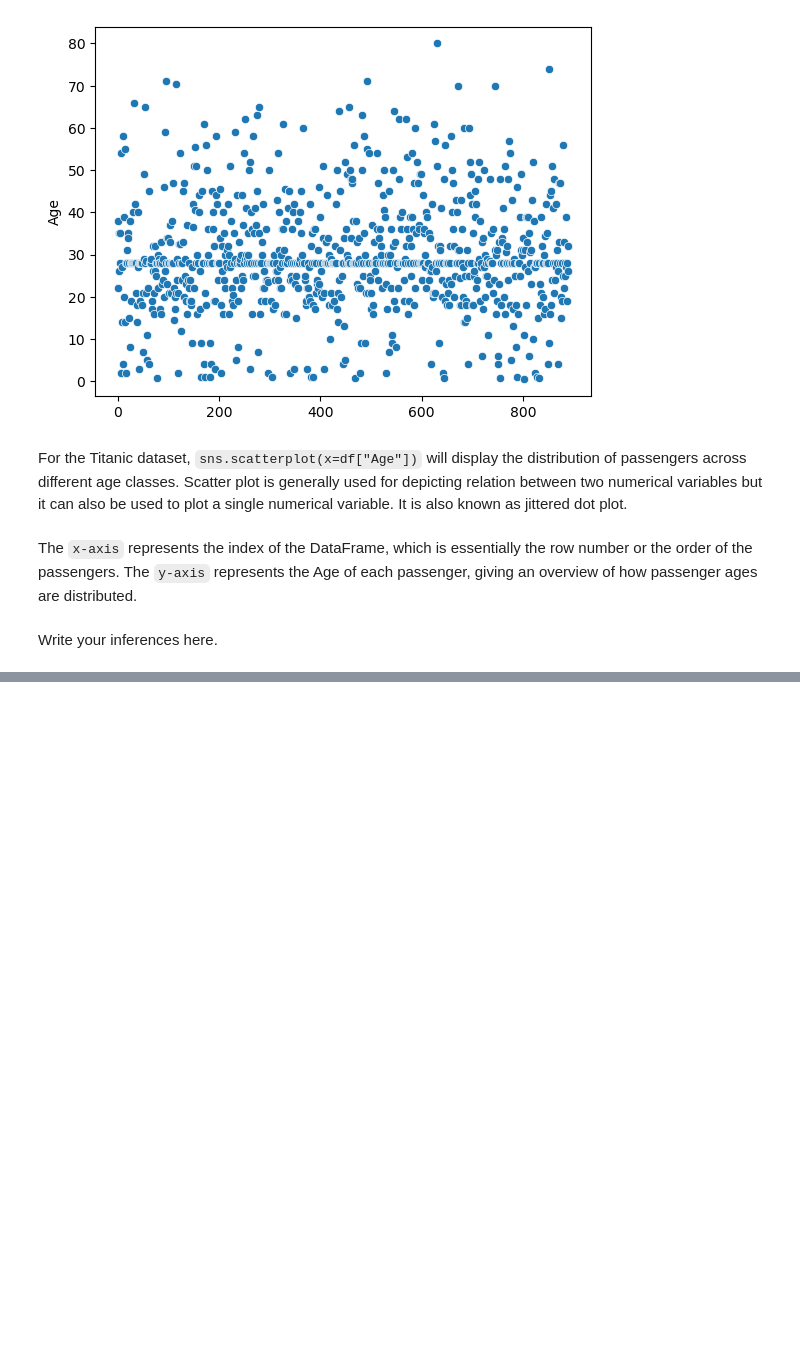
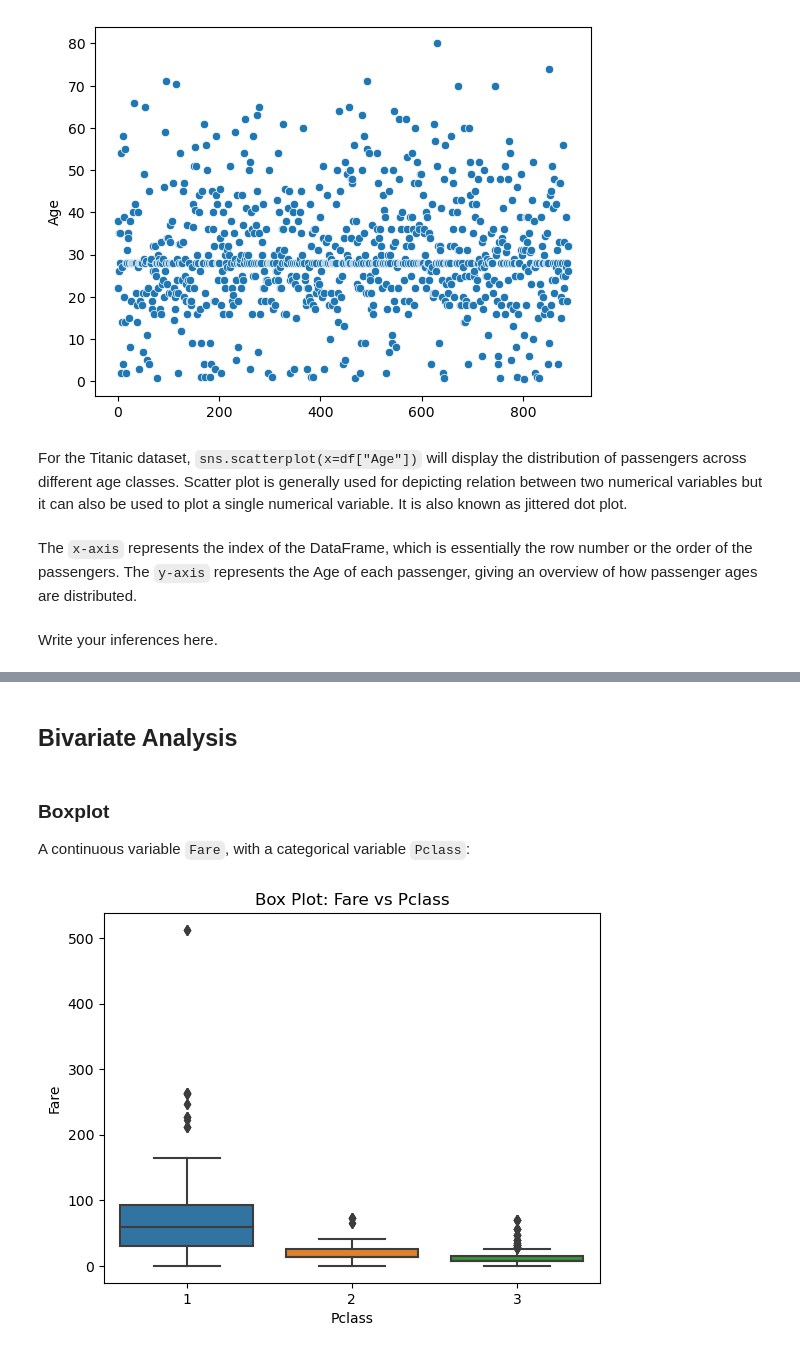
Before and after one commit to Rakeshpawade/EDA_Case_Study_Exploring_Survival_on_the_Titanic, a Jupyter notebook: EDA_Case_Study_Exploring_Survival_on_the_Titanic.ipynb, the cells around one changed output, grey strips where cells are left out. Drawn from its saved outputs; the diff is of its cells as text; code cells hidden in the pictures; blank space fills up the shorter version.

```diff
--- a/EDA_Case_Study_Exploring_Survival_on_the_Titanic.ipynb
+++ b/EDA_Case_Study_Exploring_Survival_on_the_Titanic.ipynb
@@ -390,0 +421,3 @@ Write your inferences here.
+# %%
+#Loading the cleaned dataset
+df=pd.read_csv('titanic_dataset_cleaned.csv')
@@ -390,0 +451,14 @@ Write your inferences here.
+# %% [markdown]
+## Bivariate Analysis
+# %% [markdown]
+### Boxplot
+
+A continuous variable `Fare`, with a categorical  variable `Pclass`:
+# %%
+# Boxplot of Fare with Pclass
+#sns.boxplot(x='Pclass', y='Fare')
+sns.boxplot(x=df["Pclass"],y=df["Fare"])
+plt.title('Box Plot: Fare vs Pclass')
+plt.show()
+# %% [output]
+[figure, added]
```
Also changed, not shown: parts of 38 cells of this notebook.
